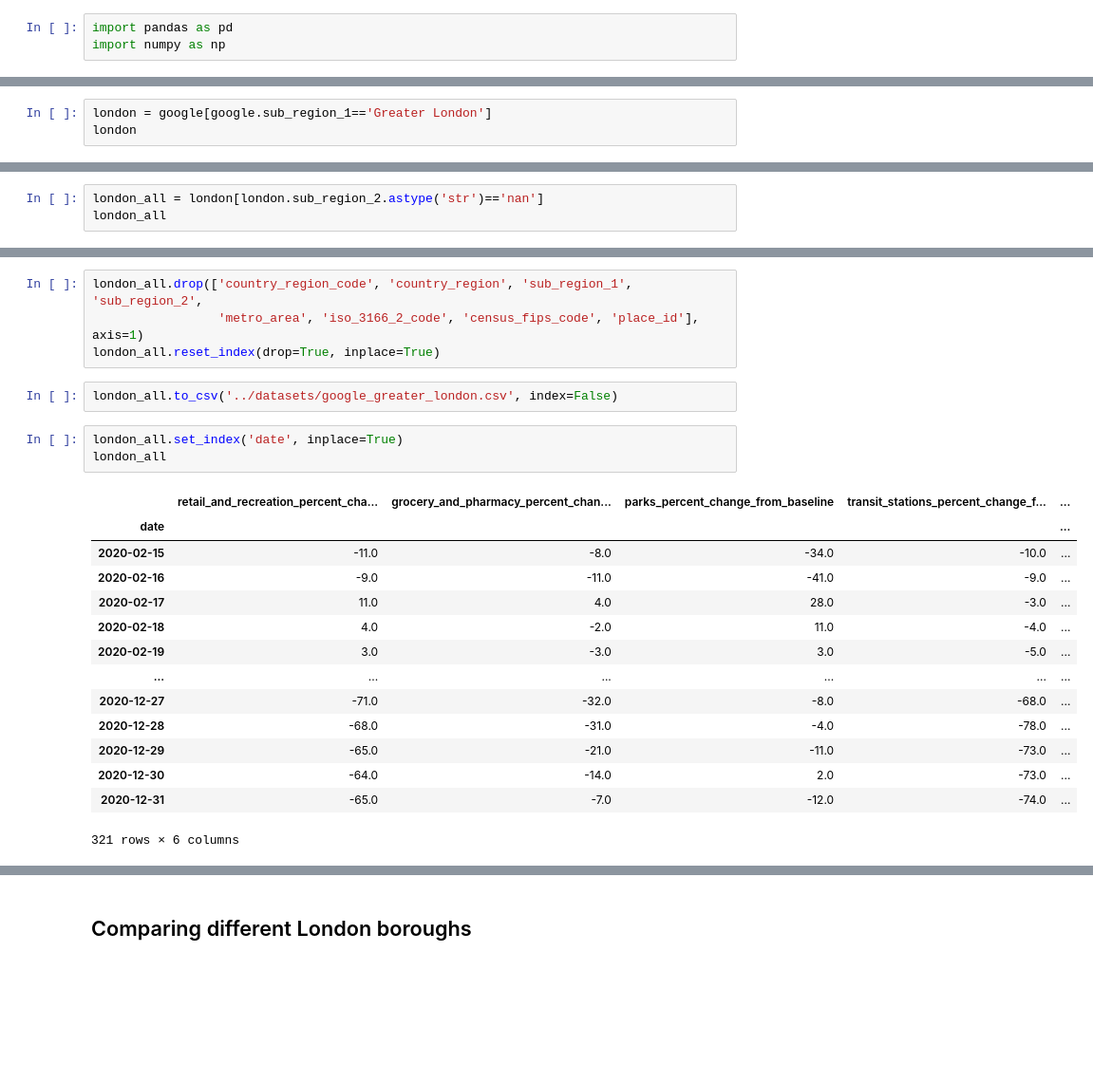
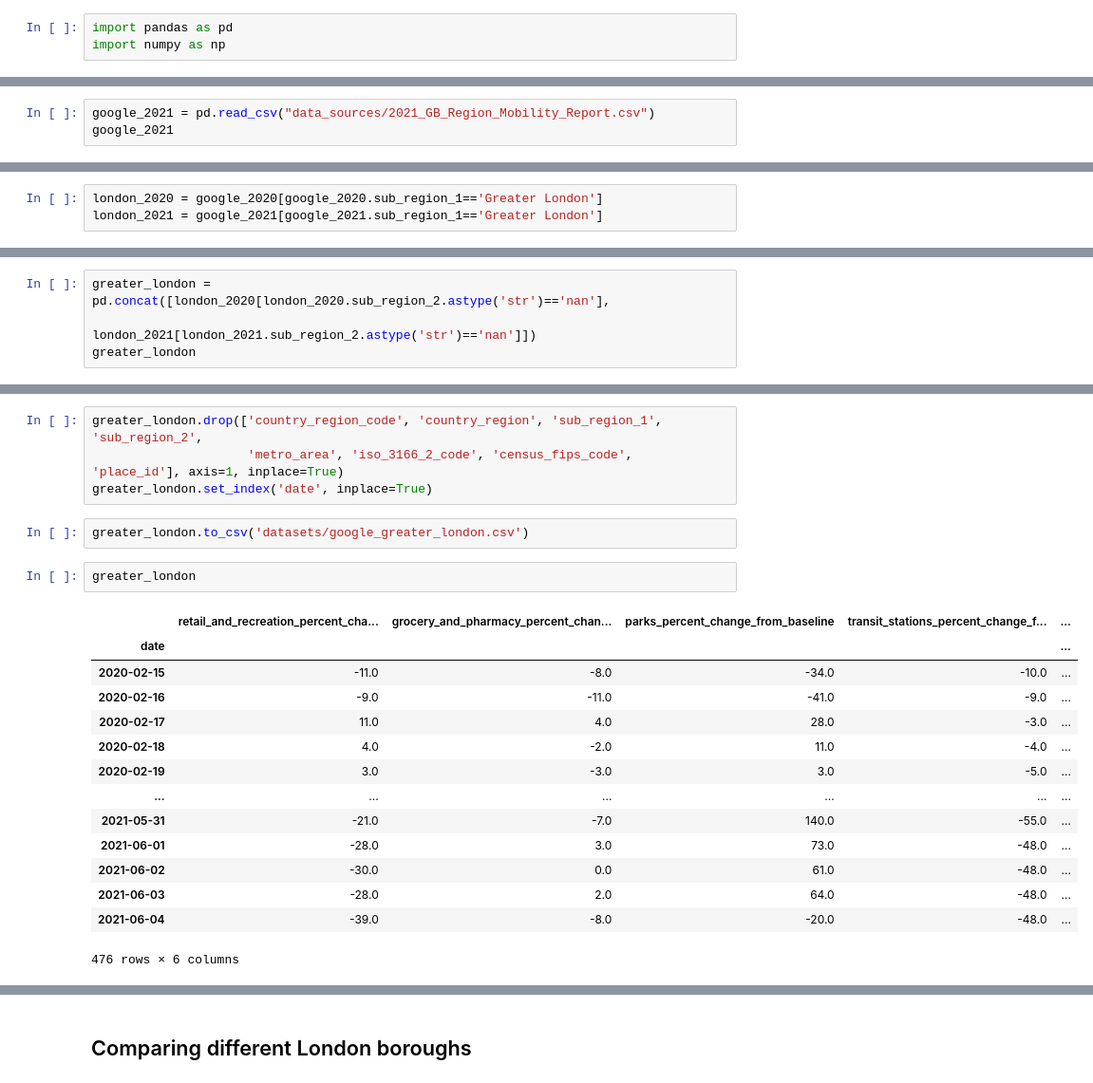
Before and after one commit to raphcanty/covid19-mobility, a Jupyter notebook: google_processing.ipynb, the cells around one changed output, grey strips where cells are left out. Shown: that part at 95% size. Saved outputs shown, nothing was run; the diff lists cells and outputs as text; blank space fills up the shorter version.

Commit message:
Updated Google data processing

```diff
--- a/google_processing.ipynb
+++ b/google_processing.ipynb
@@ -20,3 +20,6 @@ google
 | 133380 | GB | United Kingdom | York | NaN | NaN | GB-YOR | ... |
 | 133381 | GB | United Kingdom | York | NaN | NaN | GB-YOR | ... |
 133382 rows × 15 columns
+# %%
+google_2021 = pd.read_csv("data_sources/2021_GB_Region_Mobility_Report.csv")
+google_2021
@@ -23,3 +40,3 @@ google
 # %%
-london = google[google.sub_region_1=='Greater London']
-london
+london_2020 = google_2020[google_2020.sub_region_1=='Greater London']
+london_2021 = google_2021[google_2021.sub_region_1=='Greater London']
@@ -40,6 +43,7 @@ london
 # %%
-london_all = london[london.sub_region_2.astype('str')=='nan']
-london_all
+greater_london = pd.concat([london_2020[london_2020.sub_region_2.astype('str')=='nan'],
+                            london_2021[london_2021.sub_region_2.astype('str')=='nan']])
+greater_london
 # %% [output]
 |  | country_region_code | country_region | sub_region_1 | sub_region_2 | metro_area | iso_3166_2_code | ... |
 | 36253 | GB | United Kingdom | Greater London | NaN | NaN | NaN | ... |
@@ -57,26 +61,25 @@ london_all
 # %%
-london_all.drop(['country_region_code', 'country_region', 'sub_region_1', 'sub_region_2',
-                 'metro_area', 'iso_3166_2_code', 'census_fips_code', 'place_id'], axis=1)
-london_all.reset_index(drop=True, inplace=True)
+greater_london.drop(['country_region_code', 'country_region', 'sub_region_1', 'sub_region_2',
+                     'metro_area', 'iso_3166_2_code', 'census_fips_code', 'place_id'], axis=1, inplace=True)
+greater_london.set_index('date', inplace=True)
 # %%
-london_all.to_csv('../datasets/google_greater_london.csv', index=False)
+greater_london.to_csv('datasets/google_greater_london.csv')
 # %%
-london_all.set_index('date', inplace=True)
-london_all
+greater_london
 # %% [output]
 |  | retail_and_recreation_percent_cha... | grocery_and_pharmacy_percent_chan... | parks_percent_change_from_baseline | transit_stations_percent_change_f... | ... |
 | date |  |  |  |  | ... |
 | 2020-02-15 | -11.0 | -8.0 | -34.0 | -10.0 | ... |
 | 2020-02-16 | -9.0 | -11.0 | -41.0 | -9.0 | ... |
 | 2020-02-17 | 11.0 | 4.0 | 28.0 | -3.0 | ... |
 | 2020-02-18 | 4.0 | -2.0 | 11.0 | -4.0 | ... |
 | 2020-02-19 | 3.0 | -3.0 | 3.0 | -5.0 | ... |
 | ... | ... | ... | ... | ... | ... |
-| 2020-12-27 | -71.0 | -32.0 | -8.0 | -68.0 | ... |
-| 2020-12-28 | -68.0 | -31.0 | -4.0 | -78.0 | ... |
-| 2020-12-29 | -65.0 | -21.0 | -11.0 | -73.0 | ... |
-| 2020-12-30 | -64.0 | -14.0 | 2.0 | -73.0 | ... |
-| 2020-12-31 | -65.0 | -7.0 | -12.0 | -74.0 | ... |
+| 2021-05-31 | -21.0 | -7.0 | 140.0 | -55.0 | ... |
+| 2021-06-01 | -28.0 | 3.0 | 73.0 | -48.0 | ... |
+| 2021-06-02 | -30.0 | 0.0 | 61.0 | -48.0 | ... |
+| 2021-06-03 | -28.0 | 2.0 | 64.0 | -48.0 | ... |
+| 2021-06-04 | -39.0 | -8.0 | -20.0 | -48.0 | ... |
-321 rows × 6 columns
+476 rows × 6 columns
 # %%
 # First lockdown
```
Also changed, not shown: parts of 12 cells of this notebook, 4 other files.
